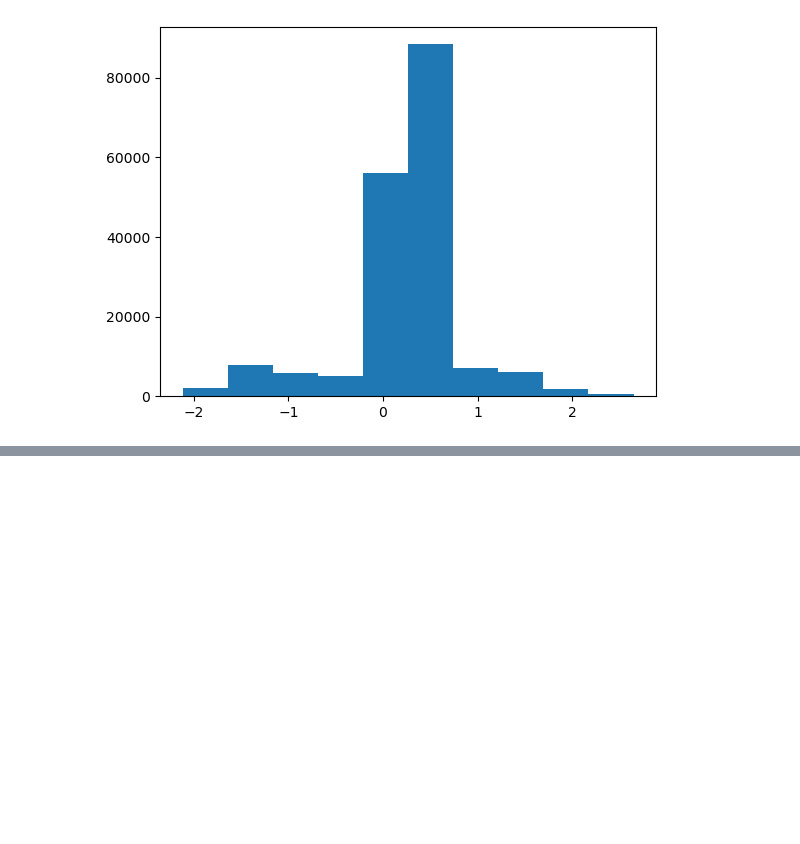
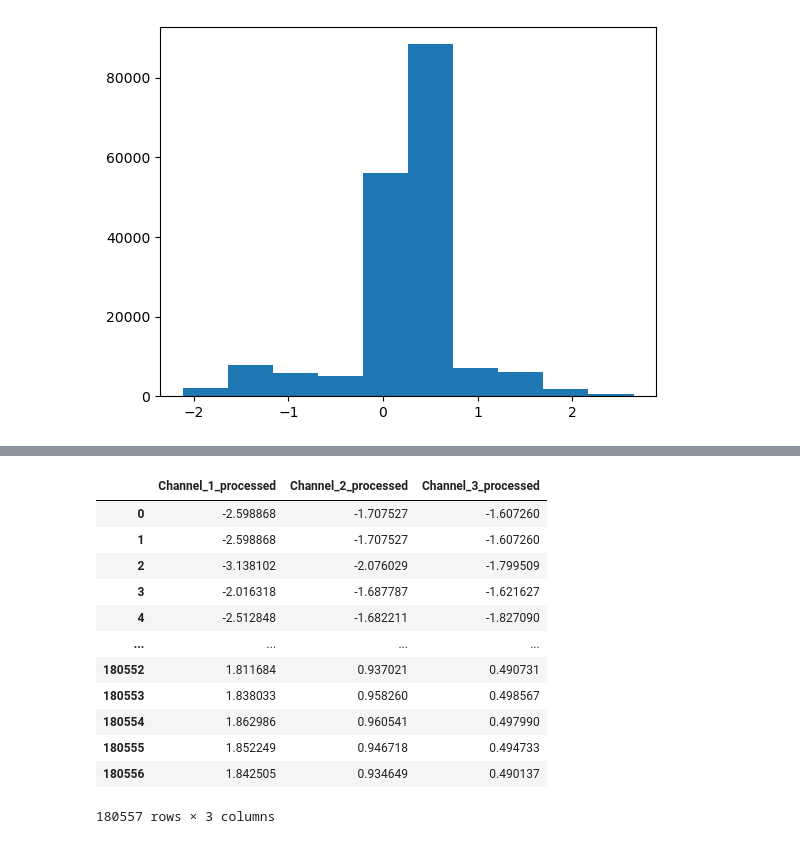
Before and after one commit to AtanasKolevNBU/PhD, a Jupyter notebook: notebooks/data_exploration/eda_description.ipynb, the cells around one changed output, grey strips where cells are left out. Cells and saved outputs as stored; diff of their text form; code cells hidden in the pictures; blank space fills up the shorter version.

```diff
--- a/notebooks/data_exploration/eda_description.ipynb
+++ b/notebooks/data_exploration/eda_description.ipynb
@@ -121,7 +121,7 @@ sds = StandardScaler()
 from sklearn.preprocessing import QuantileTransformer
 
 qt = QuantileTransformer(output_distribution='normal')
-data_normalized = qt.fit_transform(df[df['FAULT'] == 0]['Channel 1'].values.reshape(-1, 1)).flatten()
+data_normalized = qt.fit_transform(df[df['FAULT'] == 0]['Channel 2'].values.reshape(-1, 1)).flatten()
 # %%
 
 
@@ -137,0 +138,2 @@ Text(0.5, 1.0, 'Channel 1 Healthy Vibration Normalization by Quantile transform'
+# %%
+c1 = pd.Series(data_normalized)
@@ -137,0 +155,2 @@ Text(0.5, 1.0, 'Channel 1 Healthy Vibration Normalization by Quantile transform'
+# %%
+c2 = pd.Series(data_normalized)
@@ -137,0 +172,2 @@ Text(0.5, 1.0, 'Channel 1 Healthy Vibration Normalization by Quantile transform'
+# %%
+c3 = np.log(df[df['FAULT'] == 0]['Channel 3'])
@@ -137,0 +189,19 @@ Text(0.5, 1.0, 'Channel 1 Healthy Vibration Normalization by Quantile transform'
+# %%
+df_processed = pd.DataFrame(data = {'Channel_1_processed' : c1,
+                     'Channel_2_processed' : c2,
+                     'Channel_3_processed' : c3.reset_index(drop = True)})
+df_processed
+# %% [output]
+|  | Channel_1_processed | Channel_2_processed | Channel_3_processed |
+| 0 | -2.598868 | -1.707527 | -1.607260 |
+| 1 | -2.598868 | -1.707527 | -1.607260 |
+| 2 | -3.138102 | -2.076029 | -1.799509 |
+| 3 | -2.016318 | -1.687787 | -1.621627 |
+| 4 | -2.512848 | -1.682211 | -1.827090 |
+| ... | ... | ... | ... |
+| 180552 | 1.811684 | 0.937021 | 0.490731 |
+| 180553 | 1.838033 | 0.958260 | 0.498567 |
+| 180554 | 1.862986 | 0.960541 | 0.497990 |
+| 180555 | 1.852249 | 0.946718 | 0.494733 |
+| 180556 | 1.842505 | 0.934649 | 0.490137 |
+180557 rows × 3 columns
```
Also changed, not shown: parts of 5 cells of this notebook.
